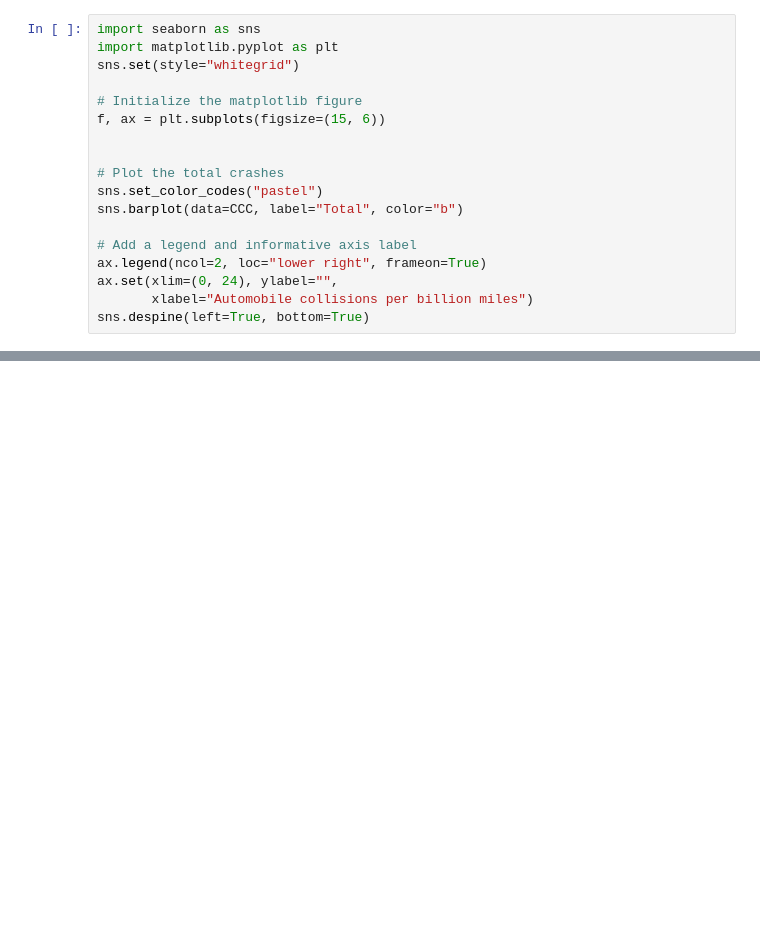
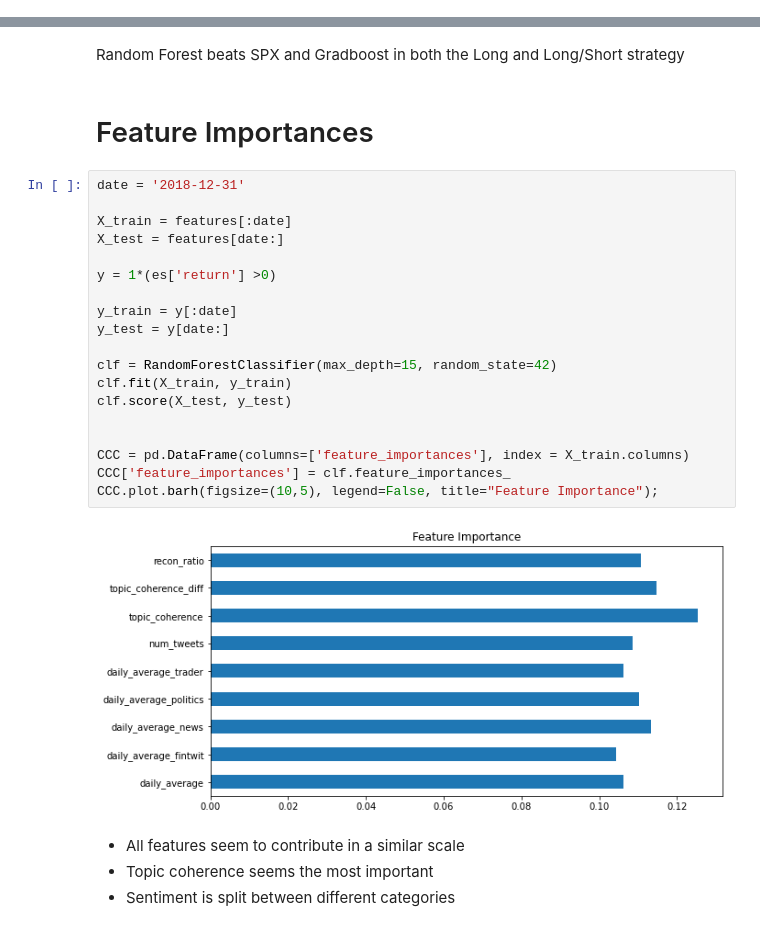
Before and after one commit to aaroncgw/tweet-sentiment, a Jupyter notebook: Market.ipynb, the cells around one changed output, grey strips where cells are left out. Drawn from its saved outputs; the diff is of its cells as text; blank space fills up the shorter version.

```diff
--- a/Market.ipynb
+++ b/Market.ipynb
@@ -274,18 +0,0 @@ Successfully installed seaborn-0.10.1
-# %%
-import seaborn as sns
-import matplotlib.pyplot as plt
-sns.set(style="whitegrid")
-
-# Initialize the matplotlib figure
-f, ax = plt.subplots(figsize=(15, 6))
-
-
-# Plot the total crashes
-sns.set_color_codes("pastel")
-sns.barplot(data=CCC, label="Total", color="b")
-
-# Add a legend and informative axis label
-ax.legend(ncol=2, loc="lower right", frameon=True)
-ax.set(xlim=(0, 24), ylabel="",
-       xlabel="Automobile collisions per billion miles")
-sns.despine(left=True, bottom=True)
@@ -744,0 +297,29 @@ xxx = pd.DataFrame(models, columns=['handle','coef','score']).sort_values(by=['s
+# %% [markdown]
+Random Forest beats SPX and Gradboost in both the Long and Long/Short strategy
+# %% [markdown]
+# Feature Importances
+# %%
+date = '2018-12-31'
+
+X_train = features[:date]
+X_test = features[date:]
+
+y = 1*(es['return'] >0)
+
+y_train = y[:date]
+y_test = y[date:]
+
+clf = RandomForestClassifier(max_depth=15, random_state=42)
+clf.fit(X_train, y_train)
+clf.score(X_test, y_test)
+
+
+CCC = pd.DataFrame(columns=['feature_importances'], index = X_train.columns)
+CCC['feature_importances'] = clf.feature_importances_
+CCC.plot.barh(figsize=(10,5), legend=False, title="Feature Importance");
+# %% [output]
+[figure, added]
+# %% [markdown]
+- All features seem to contribute in a similar scale
+- Topic coherence seems the most important
+- Sentiment is split between different categories
```
Also changed, not shown: parts of 68 cells of this notebook, 5 other files.
